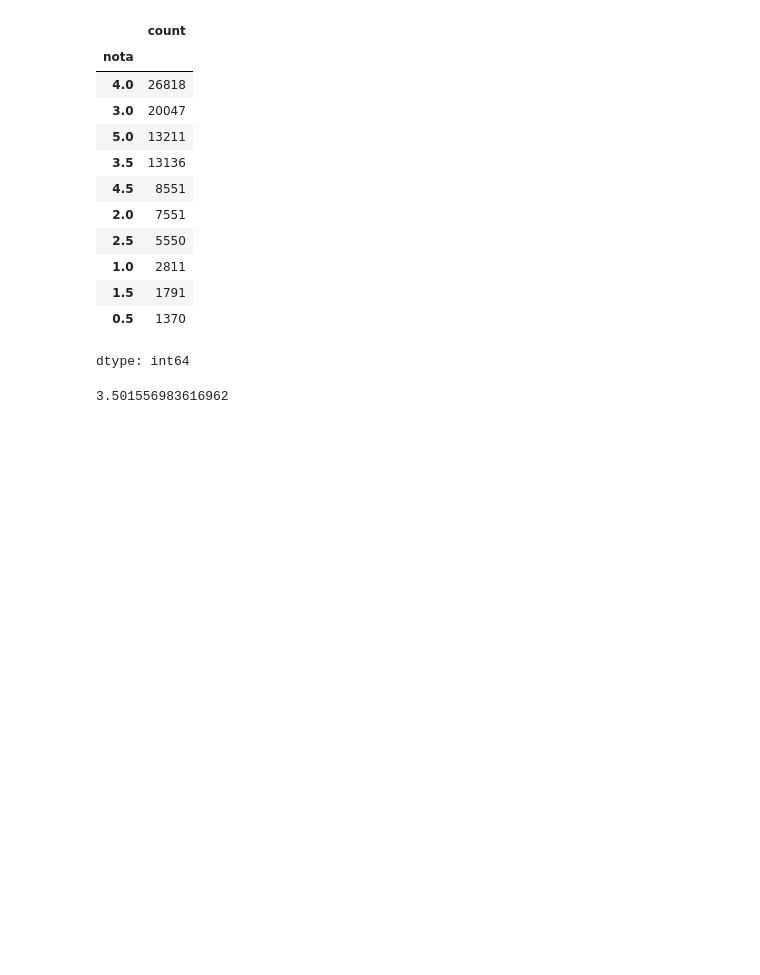
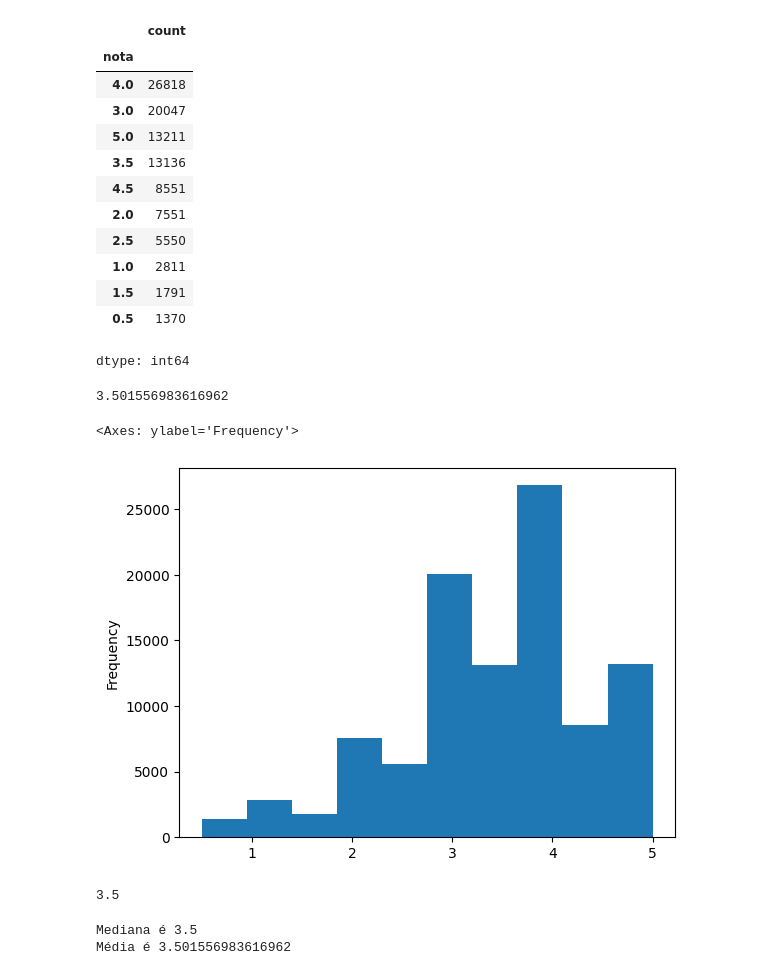
Before and after one commit to rgrAndrade/DataDive, a Jupyter notebook: DataDive.ipynb, the cells around one changed output. Drawn from its saved outputs; the diff is of its cells as text; code cells hidden in the pictures; blank space fills up the shorter version.

```diff
--- a/DataDive.ipynb
+++ b/DataDive.ipynb
@@ -58,2 +58,19 @@ notas.nota.mean()
 # %% [output]
 3.501556983616962
+# %%
+notas["nota"].plot(kind='hist')
+# %% [output]
+<Axes: ylabel='Frequency'>
+[figure, added]
+# %%
+notas["nota"].median()
+# %% [output]
+3.5
+# %%
+mediana = notas["nota"].median()
+media = notas["nota"].mean()
+print(f"Mediana é {mediana}")
+print(f"Média é {media}")
+# %% [output]
+Mediana é 3.5
+Média é 3.501556983616962
```
Also changed, not shown: parts of 19 cells of this notebook.
